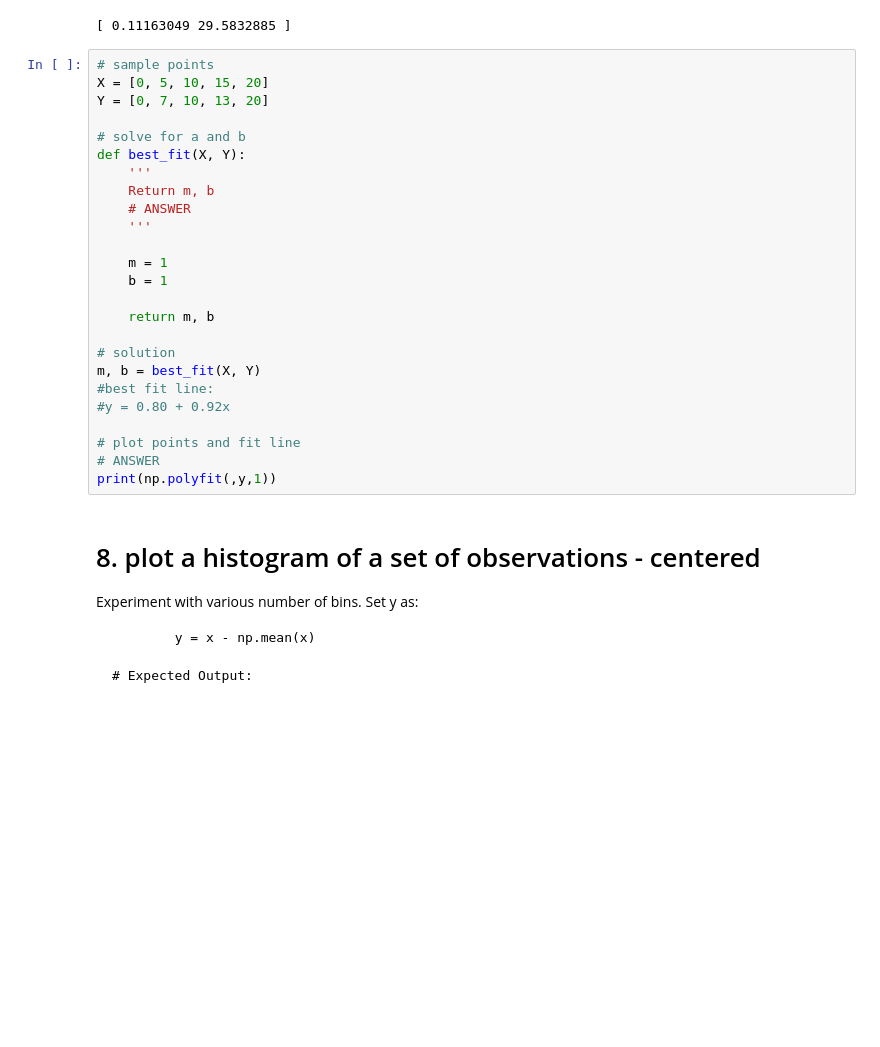
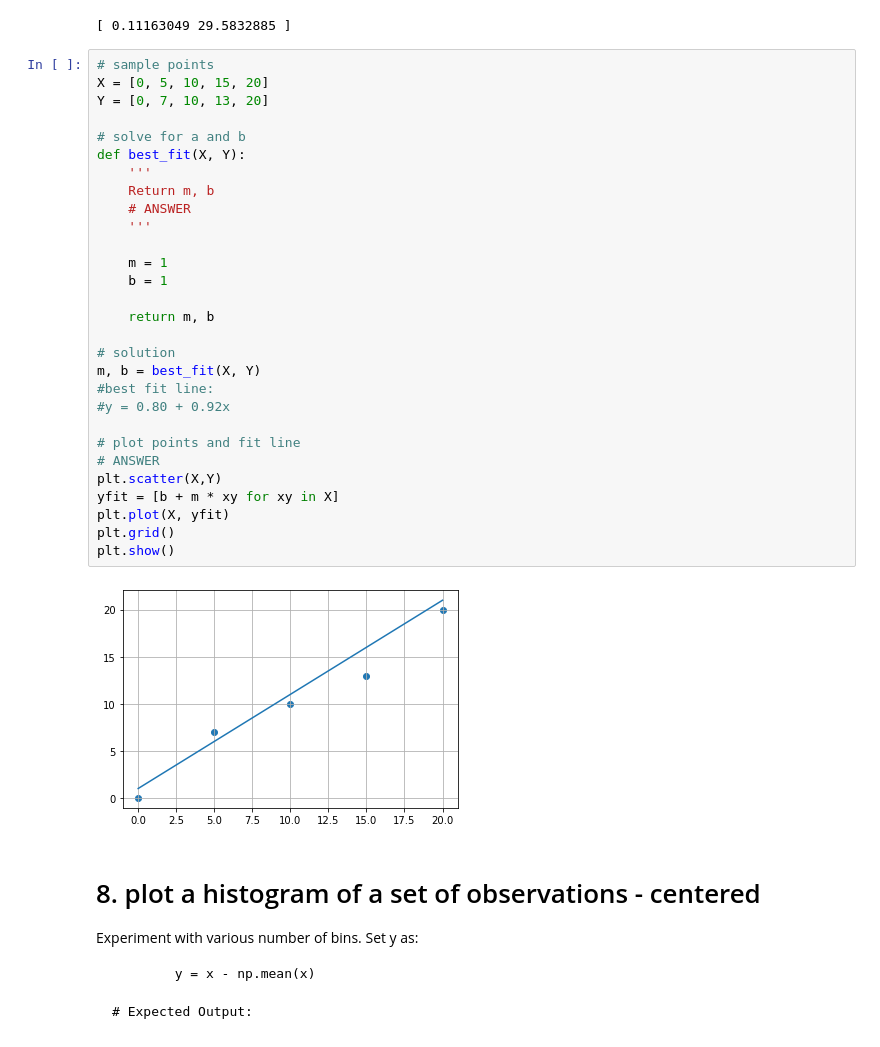
Before and after one commit to reediredale/institute-of-data, a Jupyter notebook: Lab 1.1.4 Statistics - part 2 Lab.ipynb, the cells around one changed output. Drawn from its saved outputs; the diff is of its cells as text; blank space fills up the shorter version.

```diff
--- a/Lab 1.1.4 Statistics - part 2 Lab.ipynb
+++ b/Lab 1.1.4 Statistics - part 2 Lab.ipynb
@@ -212,28 +212,34 @@ print(np.polyfit(x,y,1))
 # %%
 # sample points
 X = [0, 5, 10, 15, 20]
 Y = [0, 7, 10, 13, 20]
 
 # solve for a and b
 def best_fit(X, Y):
     '''
     Return m, b
     # ANSWER
     '''
 
     m = 1
     b = 1
 
     return m, b
 
 # solution
 m, b = best_fit(X, Y)
 #best fit line:
 #y = 0.80 + 0.92x
 
 # plot points and fit line
 # ANSWER
-print(np.polyfit(,y,1))
+plt.scatter(X,Y)
+yfit = [b + m * xy for xy in X]
+plt.plot(X, yfit)
+plt.grid()
+plt.show()
+# %% [output]
+[figure, added]
 # %% [markdown]
 # 8. plot a histogram of a set of observations - centered
 
```
Also changed, not shown: parts of 2 cells of this notebook.
